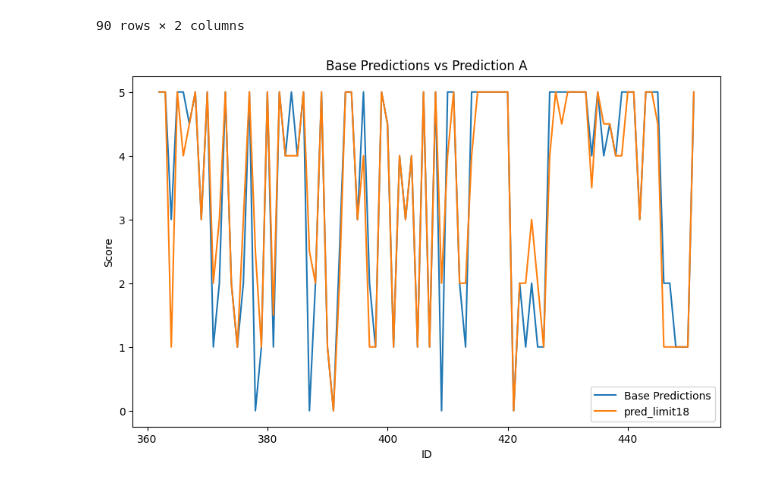
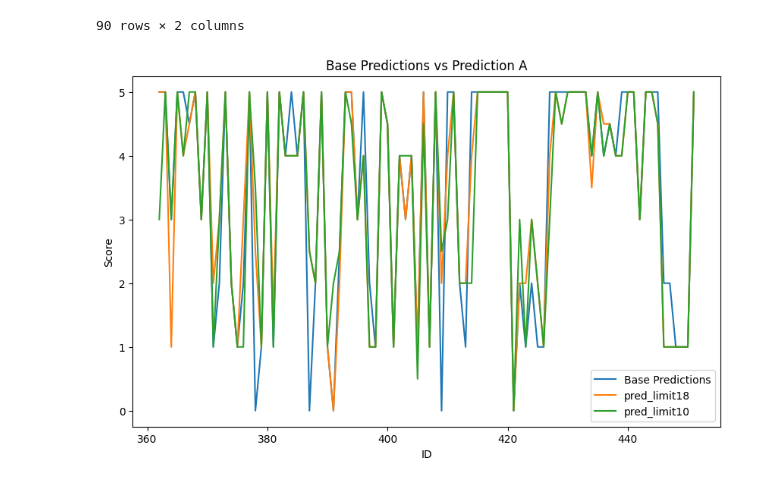
Before and after one commit to bookpanda/2110572-NLP-SYS, a Jupyter notebook: codes/midterm/midterm_prompt.ipynb, the cells around one changed output. Drawn from its saved outputs; the diff is of its cells as text; code cells hidden in the pictures.

Commit message:
limit10

```diff
--- a/codes/midterm/midterm_prompt.ipynb
+++ b/codes/midterm/midterm_prompt.ipynb
@@ -337,18 +337,20 @@ base_predictions = pd.read_csv('./predictions/predictions_base.csv')
 pred_cot1 = pd.read_csv('./predictions/predictions_cot1.csv')
 pred_sorted = pd.read_csv('./predictions/predictions_sorted.csv')
 pred_limit18 = pd.read_csv('./predictions/predictions_limit18.csv')
+pred_limit10 = pd.read_csv('./predictions/predictions_limit10.csv')
 # %%
 import matplotlib.pyplot as plt
 
 plt.figure(figsize=(10, 6))
 plt.plot(base_predictions['ID'], base_predictions['score'], label='Base Predictions')
 # plt.plot(pred_sorted['ID'], pred_sorted['score'], label='pred_sorted')
 # plt.plot(pred_cot1['ID'], pred_cot1['score'], label='pred_cot1')
 plt.plot(pred_limit18['ID'], pred_limit18['score'], label='pred_limit18')
+plt.plot(pred_limit10['ID'], pred_limit10['score'], label='pred_limit10')
 plt.xlabel('ID')
 plt.ylabel('Score')
 plt.legend()
 plt.title('Base Predictions vs Prediction A')
 plt.show()
 # %% [output]
-[figure, old version]
+[figure, new version]
```
Also changed, not shown: parts of 4 cells of this notebook, 1 other file.
